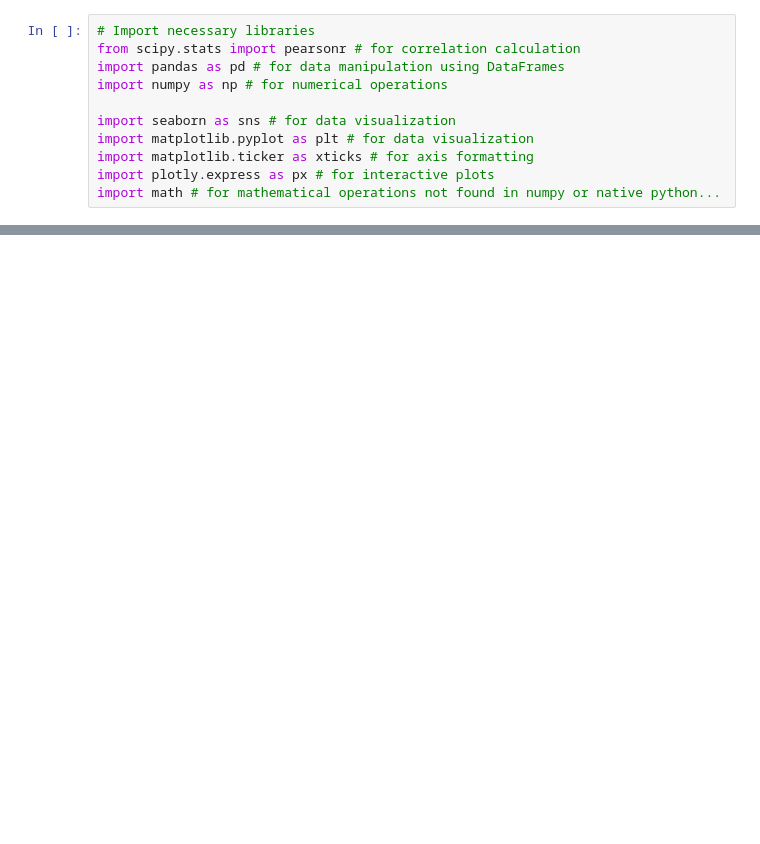
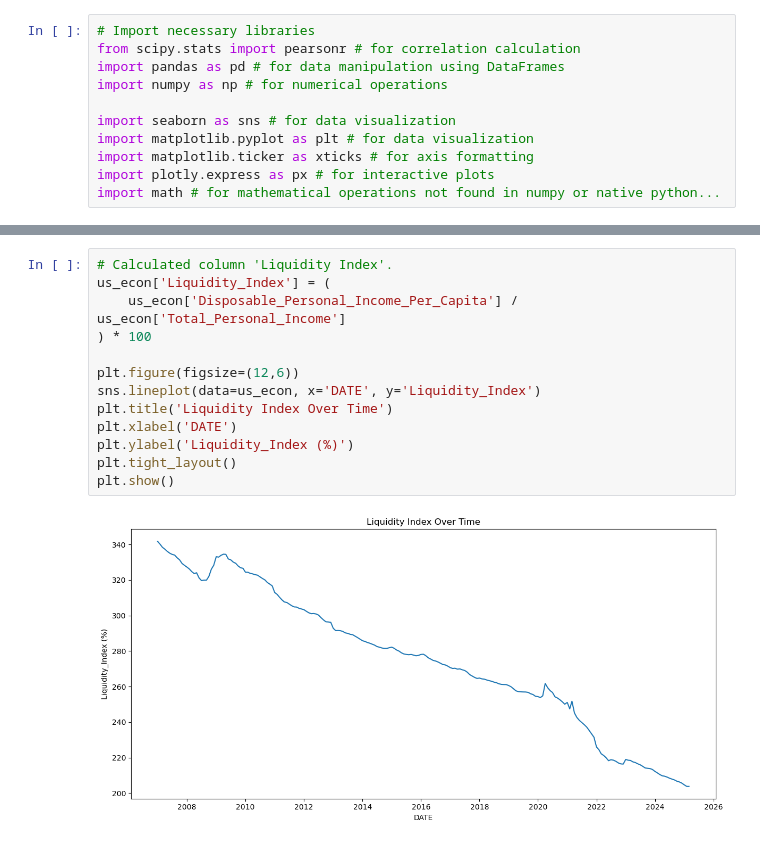
Before and after one commit to szhagnay/Cohort-A-Econ, a Jupyter notebook: notebooks/Fari_eda.ipynb, the cells around one changed output, grey strips where cells are left out. Drawn from its saved outputs; the diff is of its cells as text; blank space fills up the shorter version.

```diff
--- a/notebooks/Fari_eda.ipynb
+++ b/notebooks/Fari_eda.ipynb
@@ -237,0 +104,15 @@ us_econ.head()
+# %%
+# Calculated column 'Liquidity Index'.
+us_econ['Liquidity_Index'] = (
+    us_econ['Disposable_Personal_Income_Per_Capita'] / us_econ['Total_Personal_Income']
+) * 100
+
+plt.figure(figsize=(12,6))
+sns.lineplot(data=us_econ, x='DATE', y='Liquidity_Index')
+plt.title('Liquidity Index Over Time')
+plt.xlabel('DATE')
+plt.ylabel('Liquidity_Index (%)')
+plt.tight_layout()
+plt.show()
+# %% [output]
+[figure, added]
```
Also changed, not shown: parts of 59 cells of this notebook.
